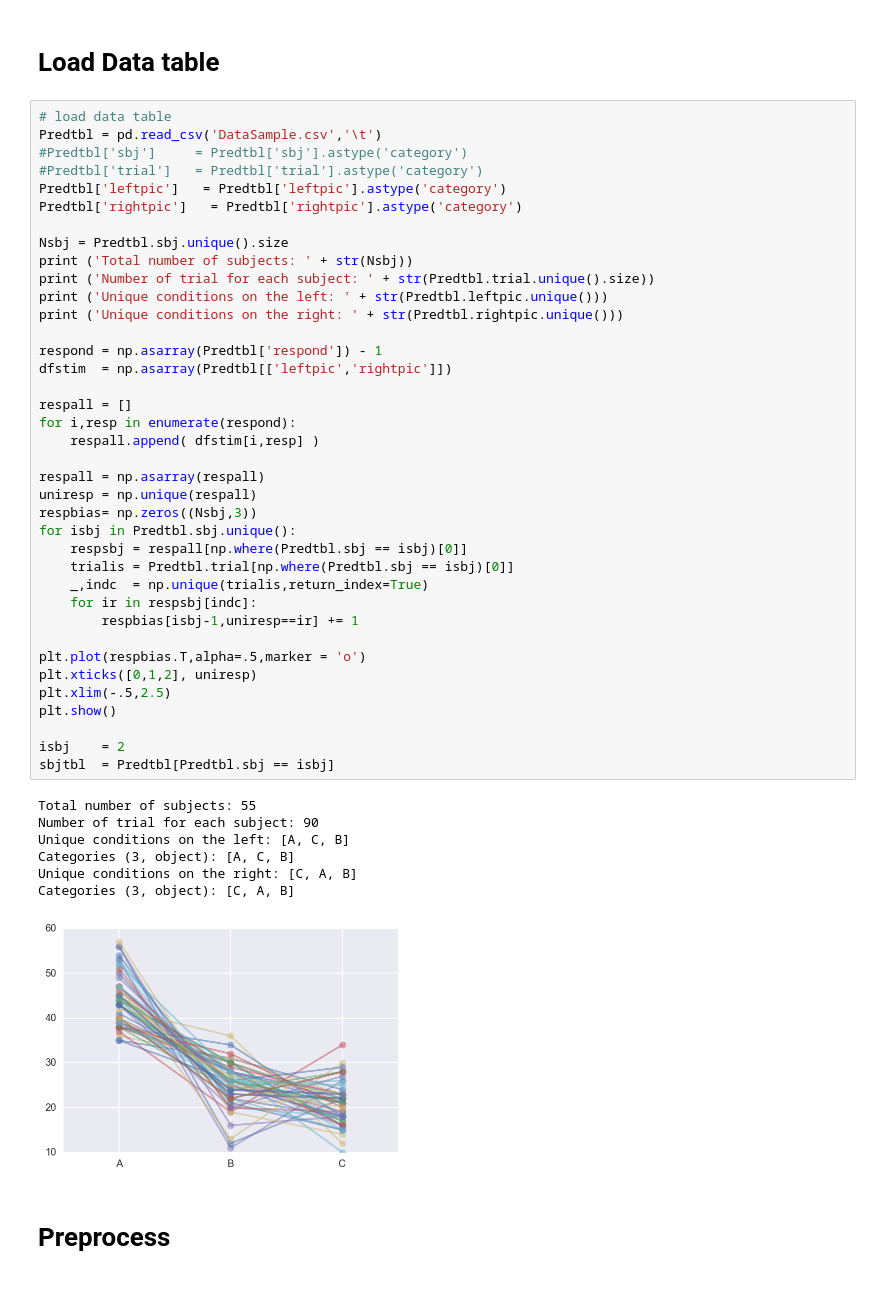
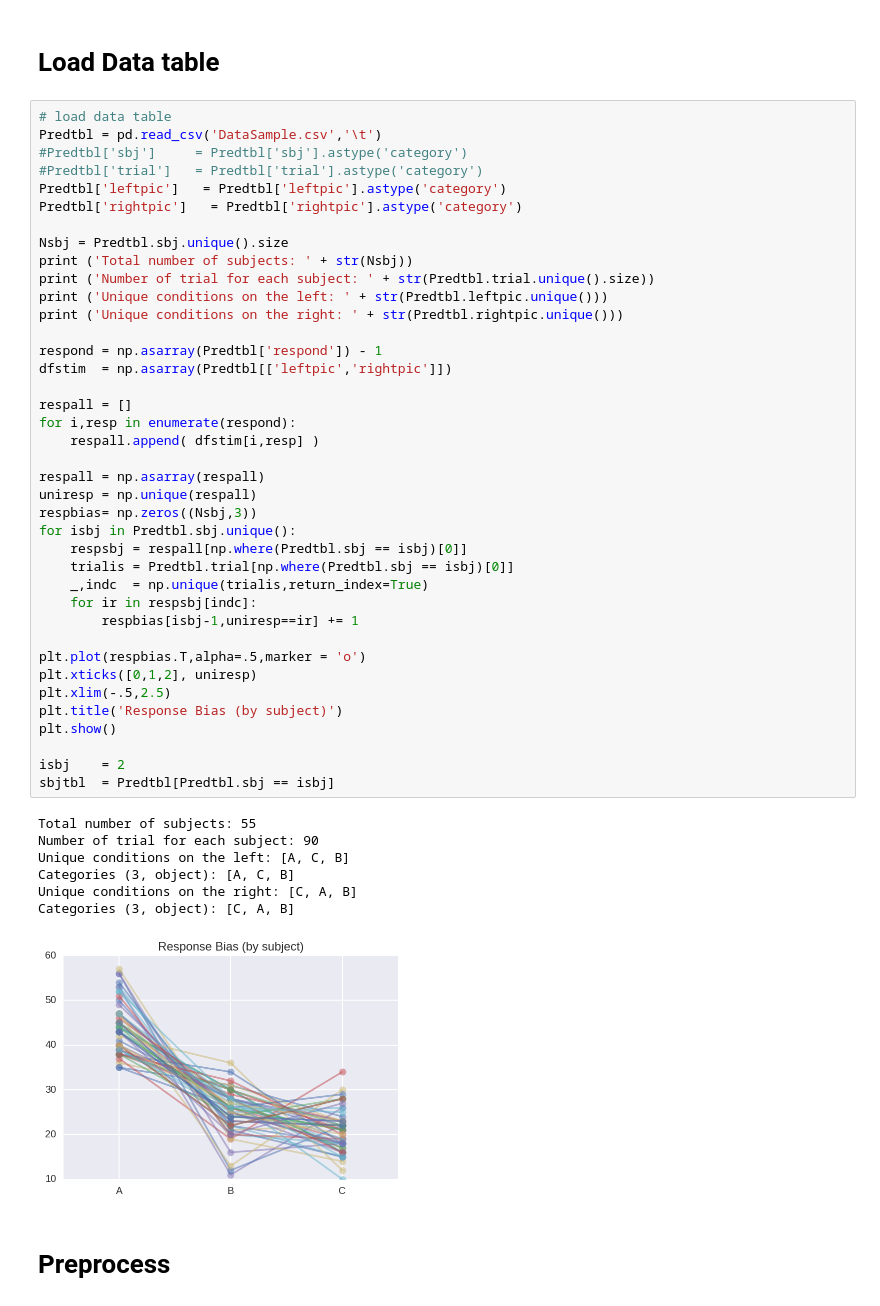
Before and after one commit to junpenglao/SAFV, a Jupyter notebook: BasicPlotting.ipynb, the cells around one changed output. Drawn from its saved outputs; the diff is of its cells as text.

```diff
--- a/BasicPlotting.ipynb
+++ b/BasicPlotting.ipynb
@@ -31,34 +29,35 @@ respond = np.asarray(Predtbl['respond']) - 1
 dfstim  = np.asarray(Predtbl[['leftpic','rightpic']])
 
 respall = []
 for i,resp in enumerate(respond):
     respall.append( dfstim[i,resp] )
 
 respall = np.asarray(respall)
 uniresp = np.unique(respall)
 respbias= np.zeros((Nsbj,3))
 for isbj in Predtbl.sbj.unique():
     respsbj = respall[np.where(Predtbl.sbj == isbj)[0]]
     trialis = Predtbl.trial[np.where(Predtbl.sbj == isbj)[0]]
     _,indc  = np.unique(trialis,return_index=True)
     for ir in respsbj[indc]:
         respbias[isbj-1,uniresp==ir] += 1
 
 plt.plot(respbias.T,alpha=.5,marker = 'o')
 plt.xticks([0,1,2], uniresp)
 plt.xlim(-.5,2.5)
+plt.title('Response Bias (by subject)')
 plt.show()
 
 isbj    = 2
 sbjtbl  = Predtbl[Predtbl.sbj == isbj]
 # %% [output]
 Total number of subjects: 55
 Number of trial for each subject: 90
 Unique conditions on the left: [A, C, B]
 Categories (3, object): [A, C, B]
 Unique conditions on the right: [C, A, B]
 Categories (3, object): [C, A, B]
-[figure, old version]
+[figure, new version]
 # %% [markdown]
 # Preprocess
 # %%
```
Also changed, not shown: parts of 2 cells of this notebook.
